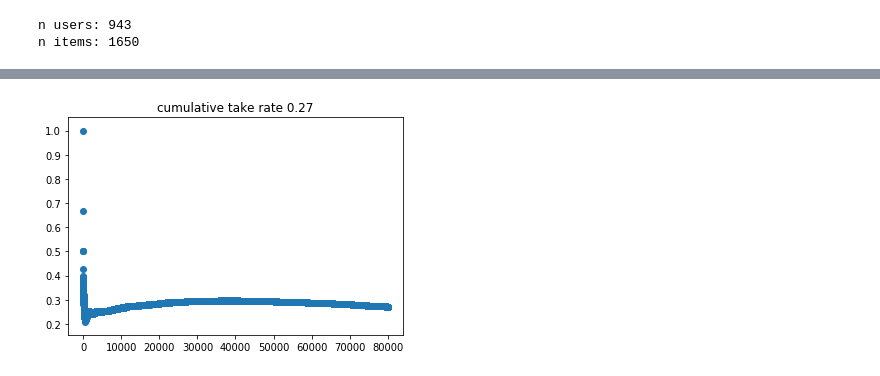
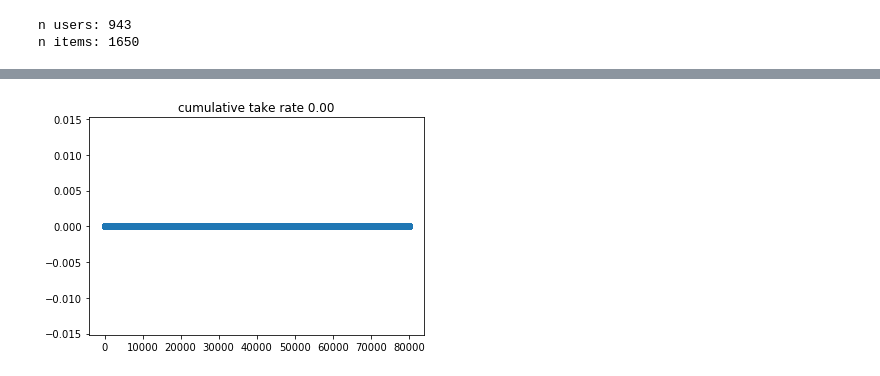
Before and after one commit to colby-j-wise/ParticleThompsonSamplingMAB, a Jupyter notebook: Update Posterior - CTR.ipynb, the cells around one changed output, grey strips where cells are left out. Drawn from its saved outputs; the diff is of its cells as text; code cells hidden in the pictures.

Commit message:
Subtracted mean rating from data to center at 0. Change CTR calculation to be more robust. Added CTR plot.

```diff
--- a/Update Posterior - CTR.ipynb
+++ b/Update Posterior - CTR.ipynb
@@ -29,13 +45,15 @@ def softmax(x):
 # %%
-n_particles = 20
-k = 10
+n_particles = 2
+k = 5
 var = 0.5
 particles = [(1 / n_particles, {"u": np.random.normal(size=(max_user, k)),
                                 "v": np.random.normal(size=(max_item, k)),
                                 "var_u": 1.0,
                                 "var_i": 1.0}) for _ in range(n_particles)]
 
-data_store = {u_id: {row[1]: row[2] for row in datapoints if row[0] == u_id} for u_id in user_ids}
+# get mean rating to make rating data centered at 0
+mean_rating = np.mean(datapoints[:, 2])
+data_store = {u_id: {row[1]: row[2] - mean_rating for row in datapoints if row[0] == u_id} for u_id in user_ids}
 
 user_history = {} # user_rating_history[user_id]["item_ids"], user_rating_history[user_id]["ratings"]
 item_history = {} # item_rating_history[item_id]["user_ids"], item_rating_history[item_id]["ratings"]
@@ -50,11 +68,16 @@ for _idx in range(len(datapoints)):
     user_id = np.random.choice([i for i in data_store.keys()])
     user_items = [i for i in data_store[user_id].keys()]
 
-    # get a group of the items with max rating
-    for j in range(5, 0, -1):
-        user_item_rating_group = [i for i in data_store[user_id].keys() if data_store[user_id][i] == j]
-        if len(user_item_rating_group) > 0:
-            break
+    # highest rating this user has
+    highest_rating = max(data_store[user_id])
+    # get highest rated items
+    highest_rated_items = [x for x in data_store[user_id].keys() if data_store[user_id][x] >= highest_rating]
+
+    # get a group of the items with max rating (old code - Mike)
+    #for j in range(5, 0, -1):
+        #user_item_rating_group = [i for i in data_store[user_id].keys() if data_store[user_id][i] == j]
+        #if len(user_item_rating_group) > 0:
+            #break
 
     # get indices for items this user rated
     indices = np.array(user_items)
@@ -71,7 +94,7 @@ for _idx in range(len(datapoints)):
     item_id = [i for i in data_store[user_id].keys()][max_rating_ind]
 
     # add to ctr if possible
-    if item_id in user_item_rating_group:
+    if item_id in highest_rated_items:
         ctr += 1
     ctr_hist.append(ctr / (_idx + 1))
 
@@ -221,6 +248,6 @@ plt.show()
 # %%
-pltpltplt.scatter(range(len(ctr_hist)), ctr_hist)
+plt.scatter(range(len(ctr_hist)), ctr_hist)
 plt.title("cumulative take rate {:.2f}".format(ctr_hist[-1]))
 plt.show()
 # %% [output]
-[figure, old version]
+[figure, new version]
```
Also changed, not shown: parts of 5 cells of this notebook.
